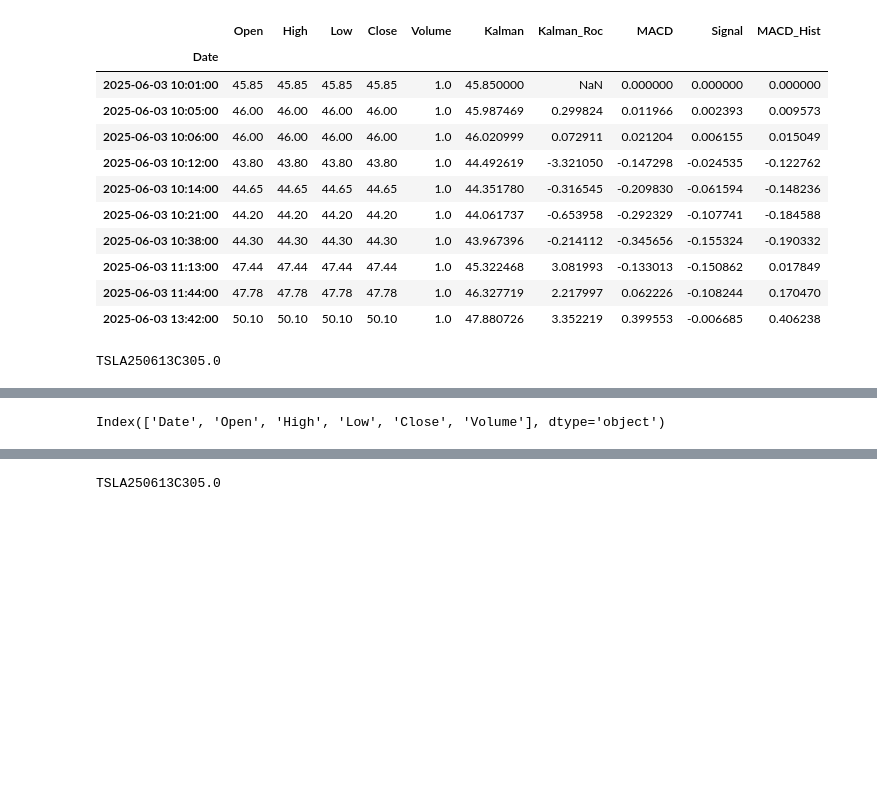
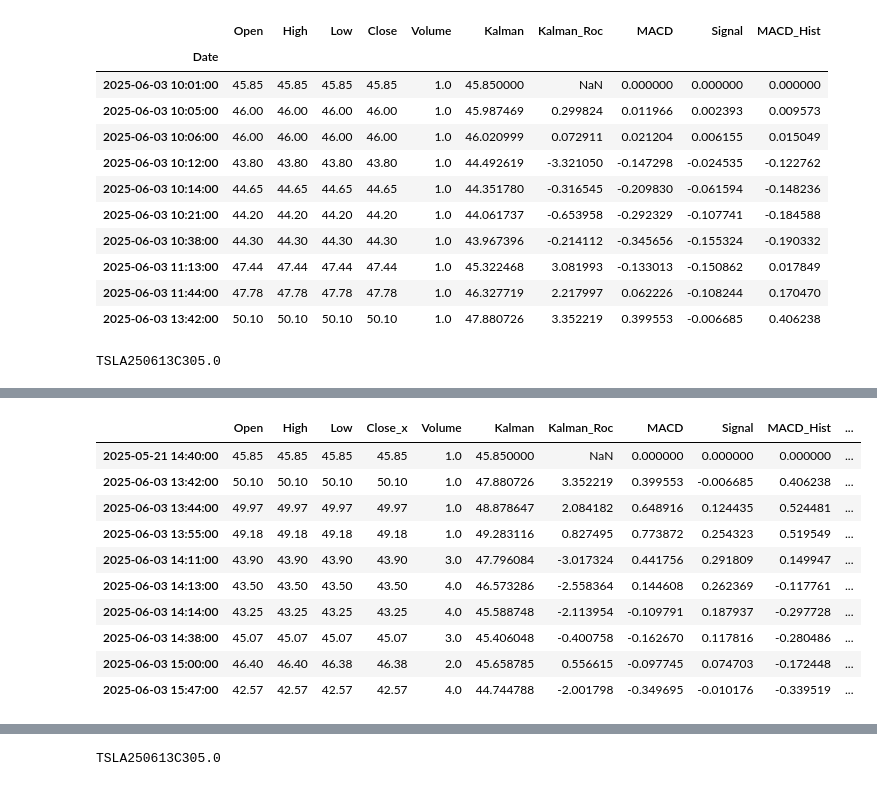
Before and after one commit to noah-Shaffer/projects, a Jupyter notebook: Options copy.ipynb, the cells around one changed output, grey strips where cells are left out. Cells and saved outputs as stored; diff of their text form; code cells hidden in the pictures; blank space fills up the shorter version.

```diff
--- a/Options copy.ipynb
+++ b/Options copy.ipynb
@@ -574,9 +572,38 @@ Name: days_to_expiry, dtype: timedelta64[ns]
 ## Get the exchange correct from tradingview
 stockdata = get_data(ticker, exchange="NASDAQ", interval="1", bars=5000)
 # %%
-print(stockdata.columns)
+import pandas as pd
+
+# Ensure both DataFrames' datetime columns are in datetime format
+stockdata['Date'] = pd.to_datetime(stockdata['Date'])
+datafix.index = pd.to_datetime(datafix.index)
+
+# Sort both DataFrames by their datetime columns
+stockdata = stockdata.sort_values('Date')
+datafix = datafix.sort_index()
+
+# Get the first datetime from stockdata
+first_stock_date = stockdata['Date'].iloc[0]
+
+# Replace the first index value in datafix with the first datetime from stockdata
+new_index = datafix.index.to_list()
+new_index[0] = first_stock_date
+datafix.index = pd.to_datetime(new_index)
+
+# Now the first datetime value in datafix matches the first in stockdata
+datafix.head(10)
 # %% [output]
-Index(['Date', 'Open', 'High', 'Low', 'Close', 'Volume'], dtype='object')
+|  | Open | High | Low | Close_x | Volume | Kalman | Kalman_Roc | MACD | Signal | MACD_Hist | ... |
+| 2025-05-21 14:40:00 | 45.85 | 45.85 | 45.85 | 45.85 | 1.0 | 45.850000 | NaN | 0.000000 | 0.000000 | 0.000000 | ... |
+| 2025-06-03 13:42:00 | 50.10 | 50.10 | 50.10 | 50.10 | 1.0 | 47.880726 | 3.352219 | 0.399553 | -0.006685 | 0.406238 | ... |
+| 2025-06-03 13:44:00 | 49.97 | 49.97 | 49.97 | 49.97 | 1.0 | 48.878647 | 2.084182 | 0.648916 | 0.124435 | 0.524481 | ... |
+| 2025-06-03 13:55:00 | 49.18 | 49.18 | 49.18 | 49.18 | 1.0 | 49.283116 | 0.827495 | 0.773872 | 0.254323 | 0.519549 | ... |
+| 2025-06-03 14:11:00 | 43.90 | 43.90 | 43.90 | 43.90 | 3.0 | 47.796084 | -3.017324 | 0.441756 | 0.291809 | 0.149947 | ... |
+| 2025-06-03 14:13:00 | 43.50 | 43.50 | 43.50 | 43.50 | 4.0 | 46.573286 | -2.558364 | 0.144608 | 0.262369 | -0.117761 | ... |
+| 2025-06-03 14:14:00 | 43.25 | 43.25 | 43.25 | 43.25 | 4.0 | 45.588748 | -2.113954 | -0.109791 | 0.187937 | -0.297728 | ... |
+| 2025-06-03 14:38:00 | 45.07 | 45.07 | 45.07 | 45.07 | 3.0 | 45.406048 | -0.400758 | -0.162670 | 0.117816 | -0.280486 | ... |
+| 2025-06-03 15:00:00 | 46.40 | 46.40 | 46.38 | 46.38 | 2.0 | 45.658785 | 0.556615 | -0.097745 | 0.074703 | -0.172448 | ... |
+| 2025-06-03 15:47:00 | 42.57 | 42.57 | 42.57 | 42.57 | 4.0 | 44.744788 | -2.001798 | -0.349695 | -0.010176 | -0.339519 | ... |
 # %%
 import pandas as pd
 
```
Also changed, not shown: parts of 6 cells of this notebook.
